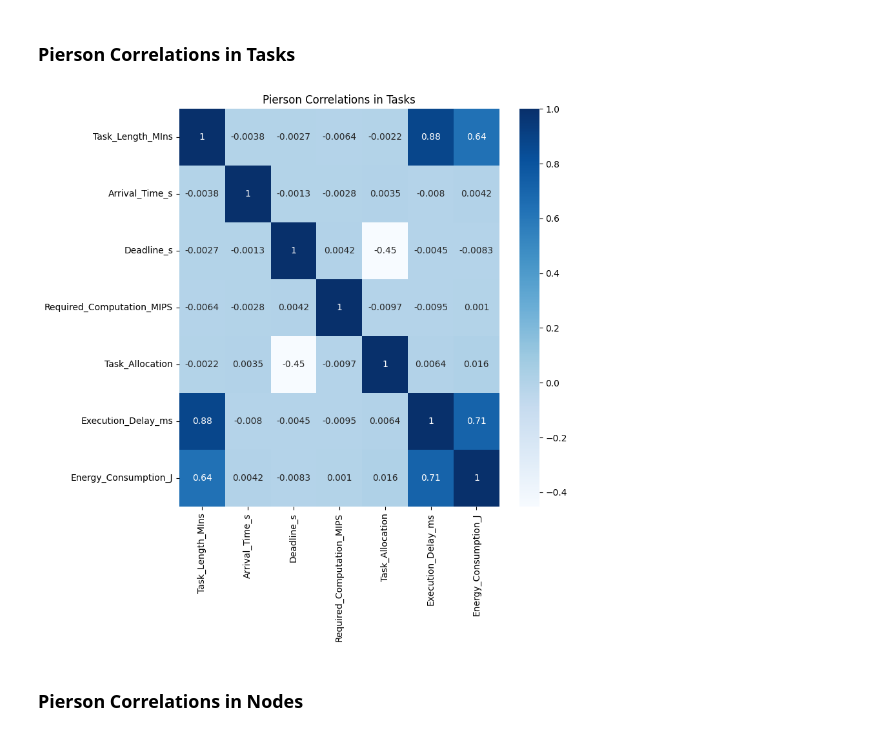
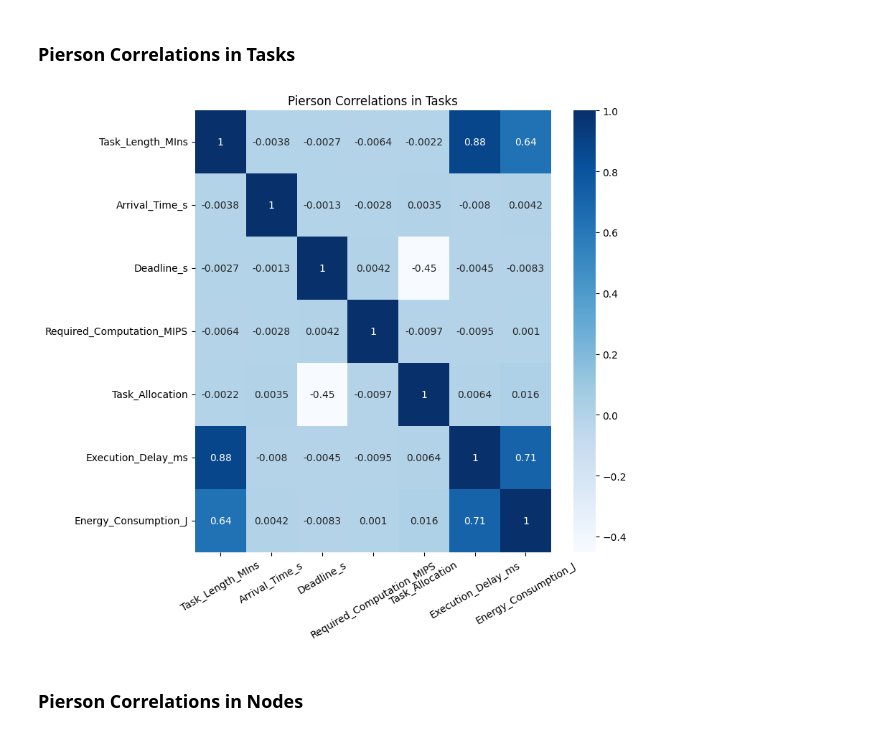
Before and after one commit to WellKnownDedication/Cloud-Computing-Performance-Metrics-Analysis, a Jupyter notebook: src/EDA.ipynb, the cells around one changed output. Cells and saved outputs as stored; diff of their text form; code cells hidden in the pictures.

```diff
--- a/src/EDA.ipynb
+++ b/src/EDA.ipynb
@@ -117,10 +141,11 @@ Passing `palette` without assigning `hue` is deprecated and will be removed in v
 # %%
 plt.figure(figsize=(8,8))
 sns.heatmap(tasks.corr(),cbar=True,annot=True,cmap='Blues')
 plt.title("Pierson Correlations in Tasks")
+plt.xticks(rotation=30)
 plt.show()
 # %% [output]
-[figure, old version]
+[figure, new version]
 # %% [markdown]
 ### Pierson Correlations in Nodes
 # %%
```
Also changed, not shown: parts of 8 cells of this notebook.
